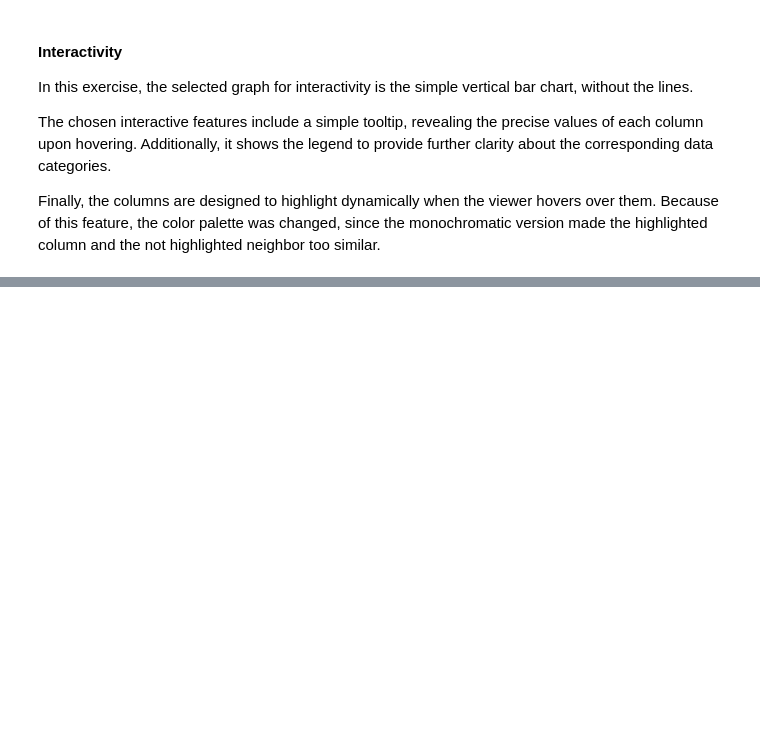
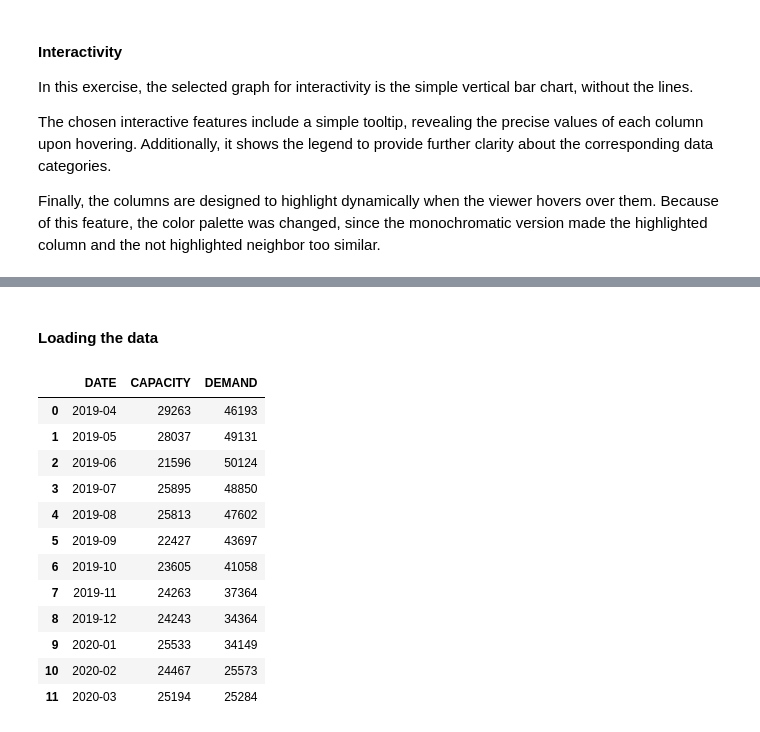
Before and after one commit to maisafraiz/storytelling_with_altair, a Jupyter notebook: index.ipynb, the cells around one changed output, grey strips where cells are left out. Cells and saved outputs as stored; diff of their text form; code cells hidden in the pictures; blank space fills up the shorter version.

```diff
--- a/index.ipynb
+++ b/index.ipynb
@@ -889,0 +899,20 @@ bar_interactive.configure_view(stroke=None)
+# %% [markdown]
+#### Loading the data
+# %%
+# Loading considering the NaN caused by Excel formatting
+table = pd.read_excel(r"Data\2.4 EXERCISE.xlsx", usecols = [1, 2, 3], header = 4)
+table
+# %% [output]
+|  | DATE | CAPACITY | DEMAND |
+| 0 | 2019-04 | 29263 | 46193 |
+| 1 | 2019-05 | 28037 | 49131 |
+| 2 | 2019-06 | 21596 | 50124 |
+| 3 | 2019-07 | 25895 | 48850 |
+| 4 | 2019-08 | 25813 | 47602 |
+| 5 | 2019-09 | 22427 | 43697 |
+| 6 | 2019-10 | 23605 | 41058 |
+| 7 | 2019-11 | 24263 | 37364 |
+| 8 | 2019-12 | 24243 | 34364 |
+| 9 | 2020-01 | 25533 | 34149 |
+| 10 | 2020-02 | 24467 | 25573 |
+| 11 | 2020-03 | 25194 | 25284 |
```
Also changed, not shown: parts of 36 cells of this notebook, 2 other files.
